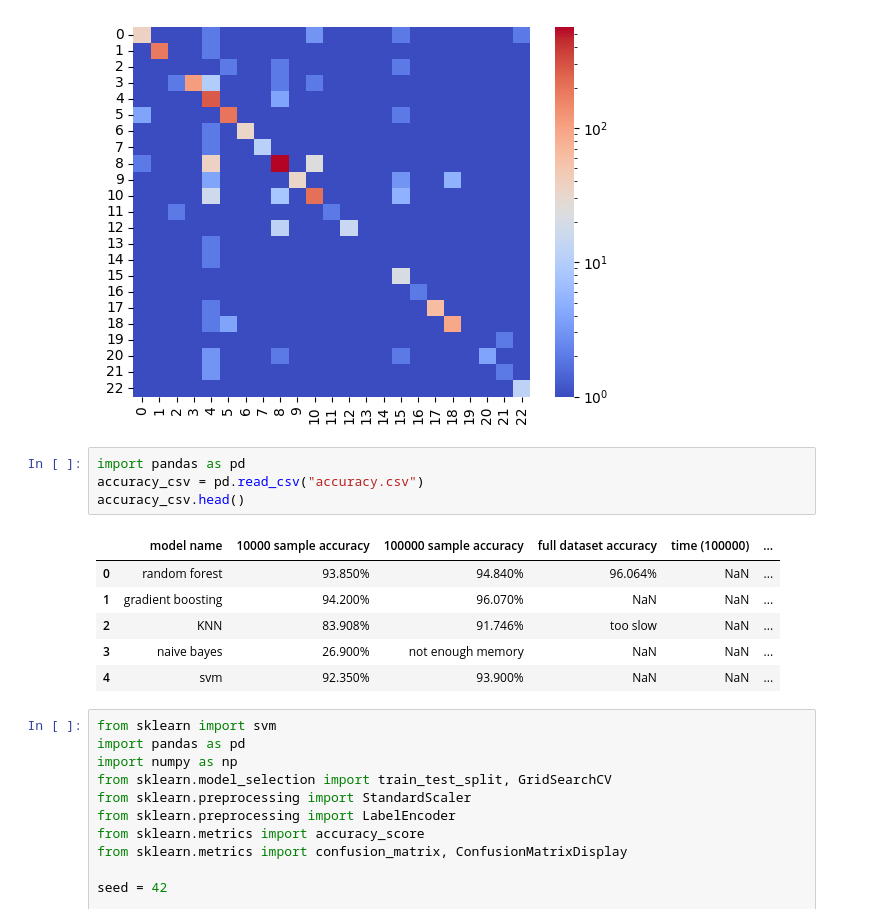
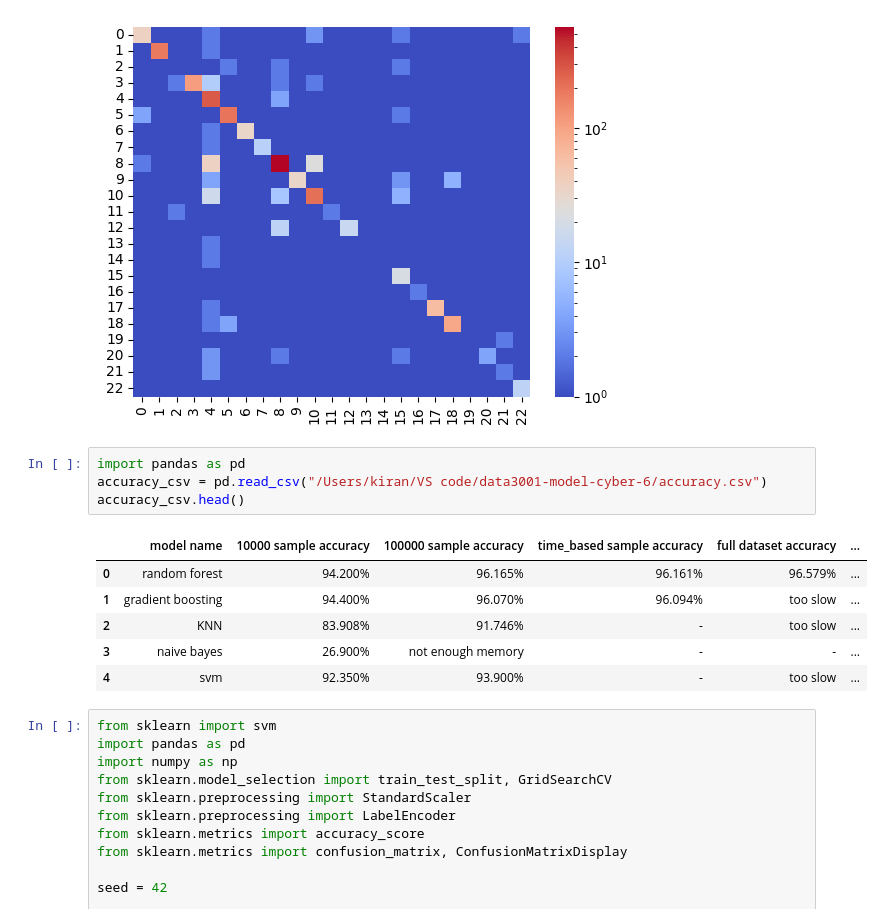
Before and after one commit to Shing-gor/classification-cybersecurity, a Jupyter notebook: models_raw/kiran.ipynb, the cells around one changed output. Cells and saved outputs as stored; diff of their text form.

```diff
--- a/models_raw/kiran.ipynb
+++ b/models_raw/kiran.ipynb
@@ -1019,15 +1019,15 @@ Accuracy: 0.92350
 [figure]
 # %%
 import pandas as pd
-accuracy_csv = pd.read_csv("accuracy.csv")
+accuracy_csv = pd.read_csv("/Users/kiran/VS code/data3001-model-cyber-6/accuracy.csv")
 accuracy_csv.head()
 # %% [output]
-|  | model name | 10000 sample accuracy | 100000 sample accuracy | full dataset accuracy | time (100000) | ... |
-| 0 | random forest | 93.850% | 94.840% | 96.064% | NaN | ... |
-| 1 | gradient boosting | 94.200% | 96.070% | NaN | NaN | ... |
-| 2 | KNN | 83.908% | 91.746% | too slow | NaN | ... |
-| 3 | naive bayes | 26.900% | not enough memory | NaN | NaN | ... |
-| 4 | svm | 92.350% | 93.900% | NaN | NaN | ... |
+|  | model name | 10000 sample accuracy | 100000 sample accuracy | time_based sample accuracy | full dataset accuracy | ... |
+| 0 | random forest | 94.200% | 96.165% | 96.161% | 96.579% | ... |
+| 1 | gradient boosting | 94.400% | 96.070% | 96.094% | too slow | ... |
+| 2 | KNN | 83.908% | 91.746% | - | too slow | ... |
+| 3 | naive bayes | 26.900% | not enough memory | - | - | ... |
+| 4 | svm | 92.350% | 93.900% | - | too slow | ... |
 # %%
 from sklearn import svm
 import pandas as pd
```
Also changed, not shown: parts of 9 cells of this notebook.
